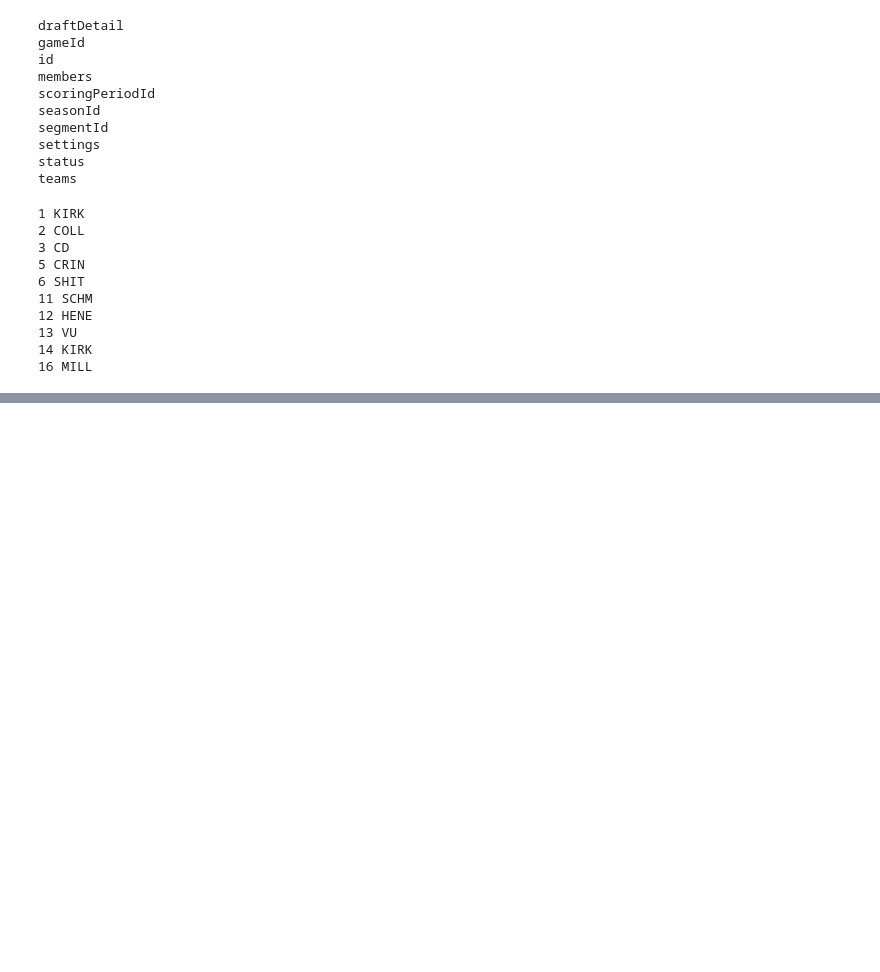
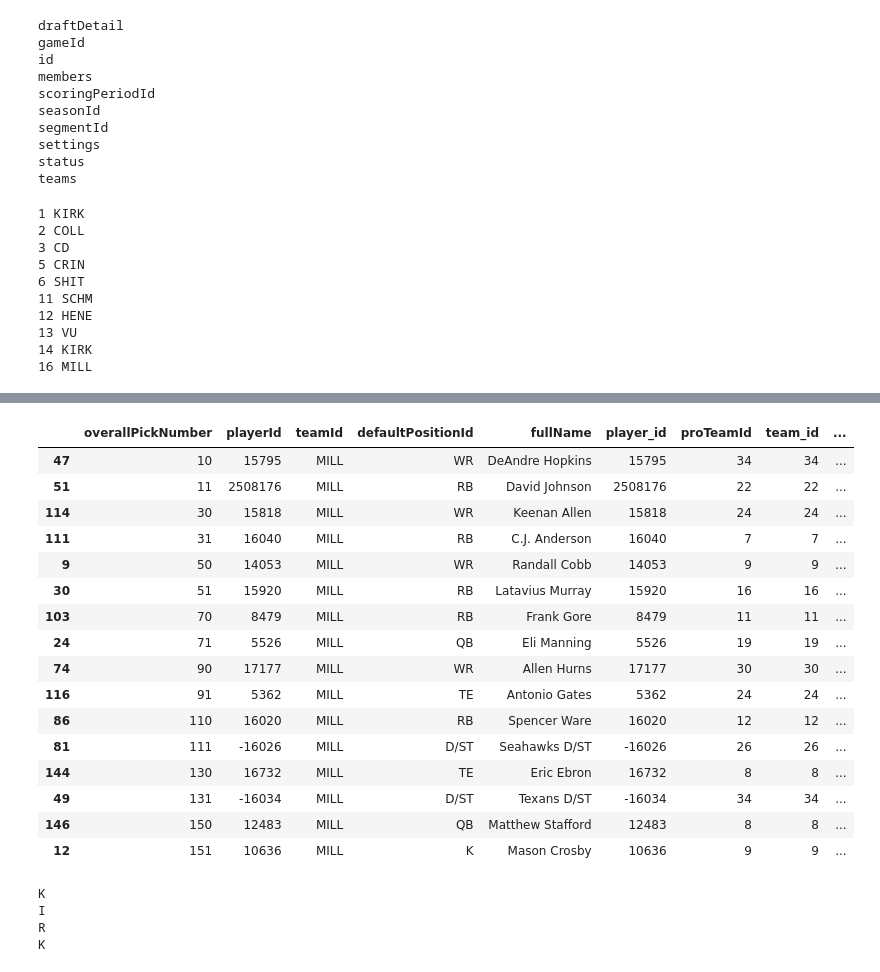
Before and after one commit to tkirk70/api_2016, a Jupyter notebook: espn_api.ipynb, the cells around one changed output, grey strips where cells are left out. Drawn from its saved outputs; the diff is of its cells as text; code cells hidden in the pictures; blank space fills up the shorter version.

```diff
--- a/espn_api.ipynb
+++ b/espn_api.ipynb
@@ -293,0 +316,30 @@ print(espn_draft_detail['scoringPeriodId'])
+# %%
+mill = league_draft[league_draft['teamId'] == 'MILL']
+
+mill.sort_values(by=['overallPickNumber'])
+# %% [output]
+|  | overallPickNumber | playerId | teamId | defaultPositionId | fullName | player_id | proTeamId | team_id | ... |
+| 47 | 10 | 15795 | MILL | WR | DeAndre Hopkins | 15795 | 34 | 34 | ... |
+| 51 | 11 | 2508176 | MILL | RB | David Johnson | 2508176 | 22 | 22 | ... |
+| 114 | 30 | 15818 | MILL | WR | Keenan Allen | 15818 | 24 | 24 | ... |
+| 111 | 31 | 16040 | MILL | RB | C.J. Anderson | 16040 | 7 | 7 | ... |
+| 9 | 50 | 14053 | MILL | WR | Randall Cobb | 14053 | 9 | 9 | ... |
+| 30 | 51 | 15920 | MILL | RB | Latavius Murray | 15920 | 16 | 16 | ... |
+| 103 | 70 | 8479 | MILL | RB | Frank Gore | 8479 | 11 | 11 | ... |
+| 24 | 71 | 5526 | MILL | QB | Eli Manning | 5526 | 19 | 19 | ... |
+| 74 | 90 | 17177 | MILL | WR | Allen Hurns | 17177 | 30 | 30 | ... |
+| 116 | 91 | 5362 | MILL | TE | Antonio Gates | 5362 | 24 | 24 | ... |
+| 86 | 110 | 16020 | MILL | RB | Spencer Ware | 16020 | 12 | 12 | ... |
+| 81 | 111 | -16026 | MILL | D/ST | Seahawks D/ST | -16026 | 26 | 26 | ... |
+| 144 | 130 | 16732 | MILL | TE | Eric Ebron | 16732 | 8 | 8 | ... |
+| 49 | 131 | -16034 | MILL | D/ST | Texans D/ST | -16034 | 34 | 34 | ... |
+| 146 | 150 | 12483 | MILL | QB | Matthew Stafford | 12483 | 8 | 8 | ... |
+| 12 | 151 | 10636 | MILL | K | Mason Crosby | 10636 | 9 | 9 | ... |
+# %%
+for item in espn_draft_detail['teams'][0]:
+    print(item)
+# %% [output]
+K
+I
+R
+K
```
Also changed, not shown: parts of 1 cell of this notebook.
